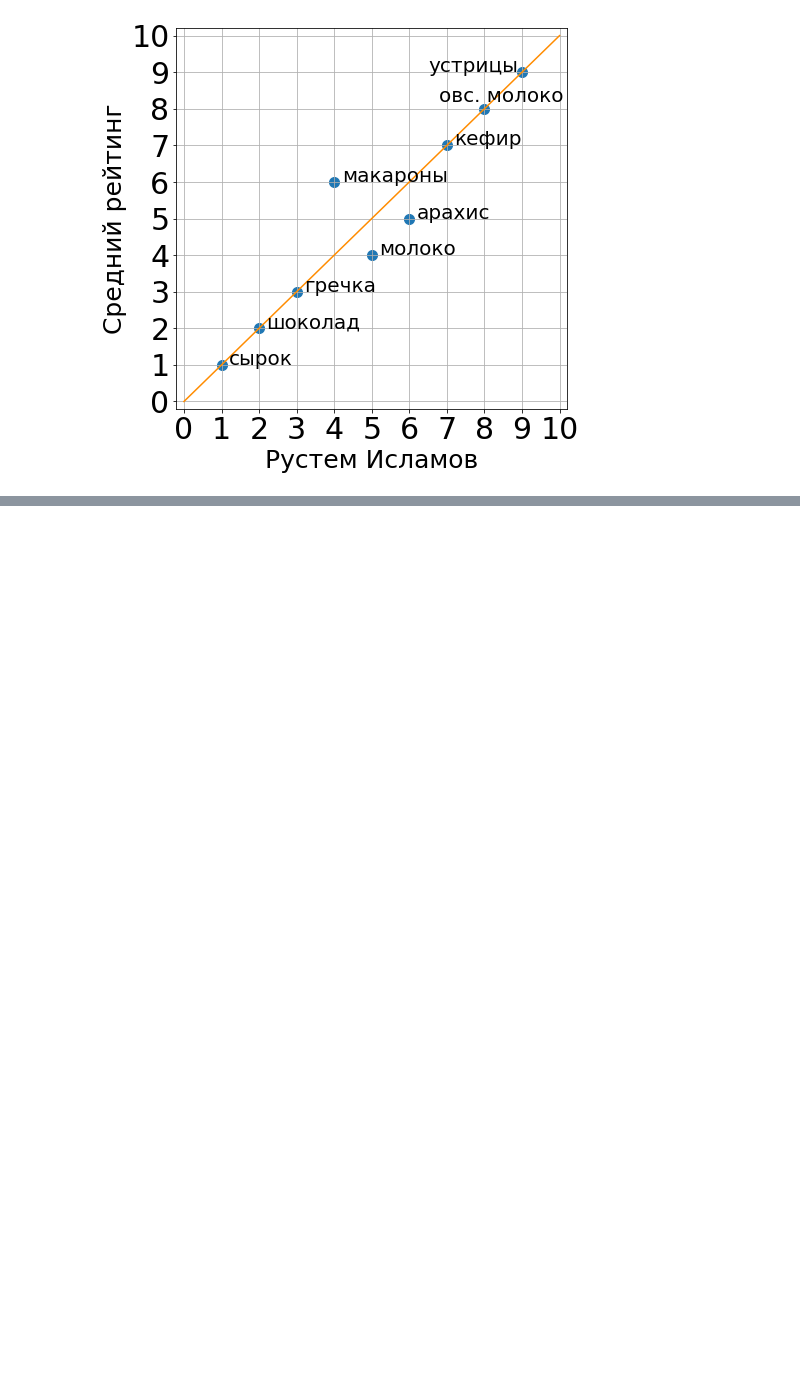
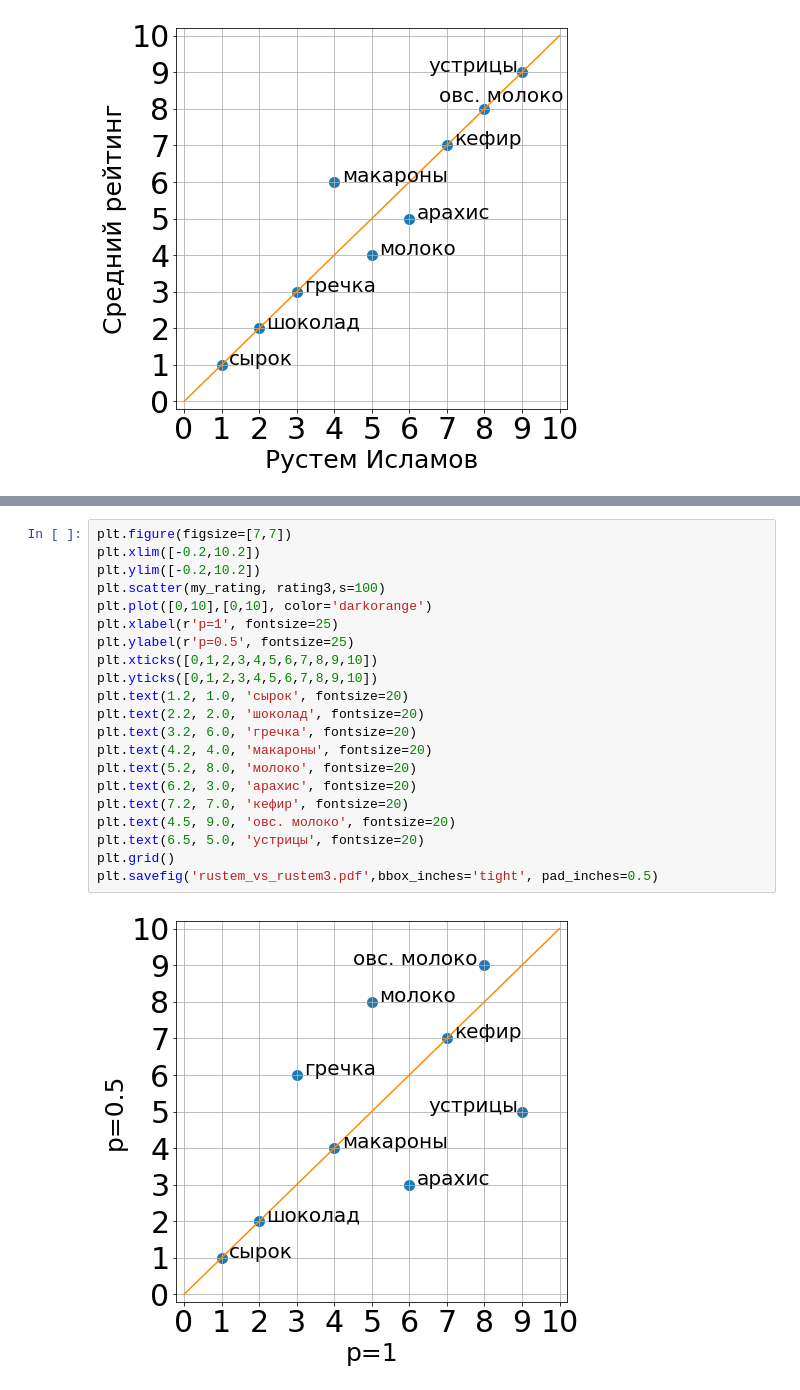
Before and after one commit to Intelligent-Systems-Phystech/Ratings, a Jupyter notebook: Islamov Rustem/Ratings.ipynb, the cells around one changed output, grey strips where cells are left out. Drawn from its saved outputs; the diff is of its cells as text; blank space fills up the shorter version.

```diff
--- a/Islamov Rustem/Ratings.ipynb
+++ b/Islamov Rustem/Ratings.ipynb
@@ -381,0 +619,23 @@ plt.savefig('rustem_vs_avg.pdf',bbox_inches='tight',pad_inches=0.5)
+# %%
+plt.figure(figsize=[7,7])
+plt.xlim([-0.2,10.2])
+plt.ylim([-0.2,10.2])
+plt.scatter(my_rating, rating3,s=100)
+plt.plot([0,10],[0,10], color='darkorange')
+plt.xlabel(r'p=1', fontsize=25)
+plt.ylabel(r'p=0.5', fontsize=25)
+plt.xticks([0,1,2,3,4,5,6,7,8,9,10])
+plt.yticks([0,1,2,3,4,5,6,7,8,9,10])
+plt.text(1.2, 1.0, 'сырок', fontsize=20)
+plt.text(2.2, 2.0, 'шоколад', fontsize=20)
+plt.text(3.2, 6.0, 'гречка', fontsize=20)
+plt.text(4.2, 4.0, 'макароны', fontsize=20)
+plt.text(5.2, 8.0, 'молоко', fontsize=20)
+plt.text(6.2, 3.0, 'арахис', fontsize=20)
+plt.text(7.2, 7.0, 'кефир', fontsize=20)
+plt.text(4.5, 9.0, 'овс. молоко', fontsize=20)
+plt.text(6.5, 5.0, 'устрицы', fontsize=20)
+plt.grid()
+plt.savefig('rustem_vs_rustem3.pdf',bbox_inches='tight', pad_inches=0.5)
+# %% [output]
+[figure, added]
```
Also changed, not shown: parts of 23 cells of this notebook, 1 other file.
